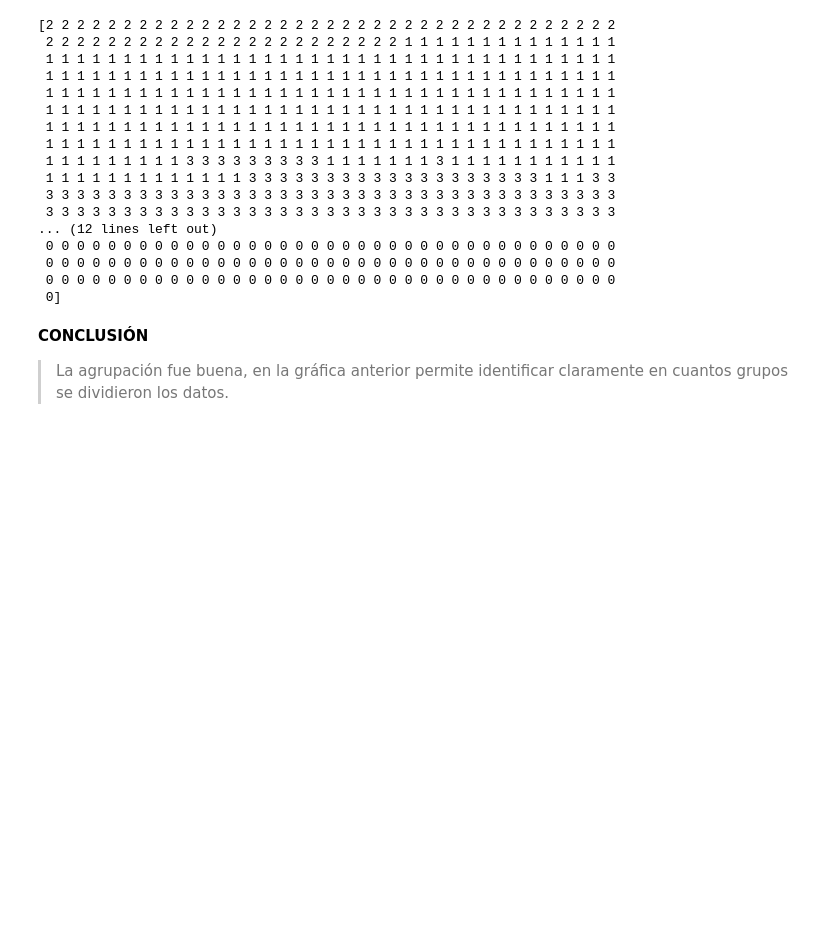
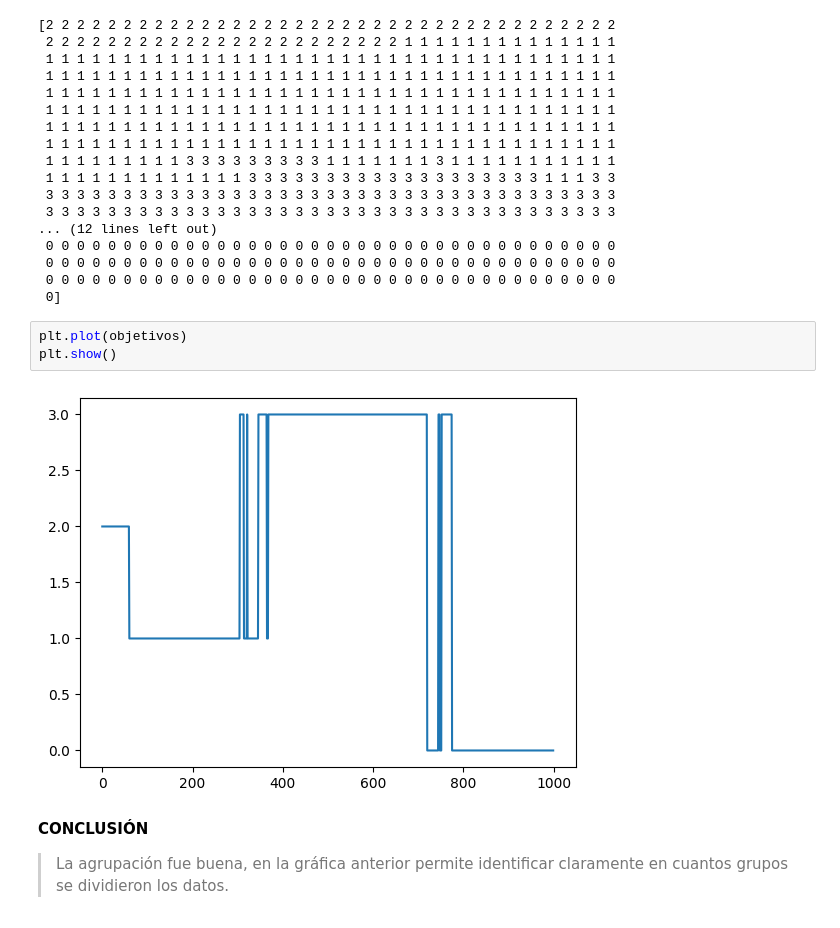
Before and after one commit to acanonc/Analisis_datos, a Jupyter notebook: U11_Actividad_entregable_Aprendizaje_Automatico.ipynb, the cells around one changed output. Drawn from its saved outputs; the diff is of its cells as text; blank space fills up the shorter version.

```diff
--- a/U11_Actividad_entregable_Aprendizaje_Automatico.ipynb
+++ b/U11_Actividad_entregable_Aprendizaje_Automatico.ipynb
@@ -443,6 +443,11 @@ print(objetivos)
  0 0 0 0 0 0 0 0 0 0 0 0 0 0 0 0 0 0 0 0 0 0 0 0 0 0 0 0 0 0 0 0 0 0 0 0 0
  0 0 0 0 0 0 0 0 0 0 0 0 0 0 0 0 0 0 0 0 0 0 0 0 0 0 0 0 0 0 0 0 0 0 0 0 0
  0]
+# %%
+plt.plot(objetivos)
+plt.show()
+# %% [output]
+[figure, added]
 # %% [markdown]
 **CONCLUSIÓN**
 
```
